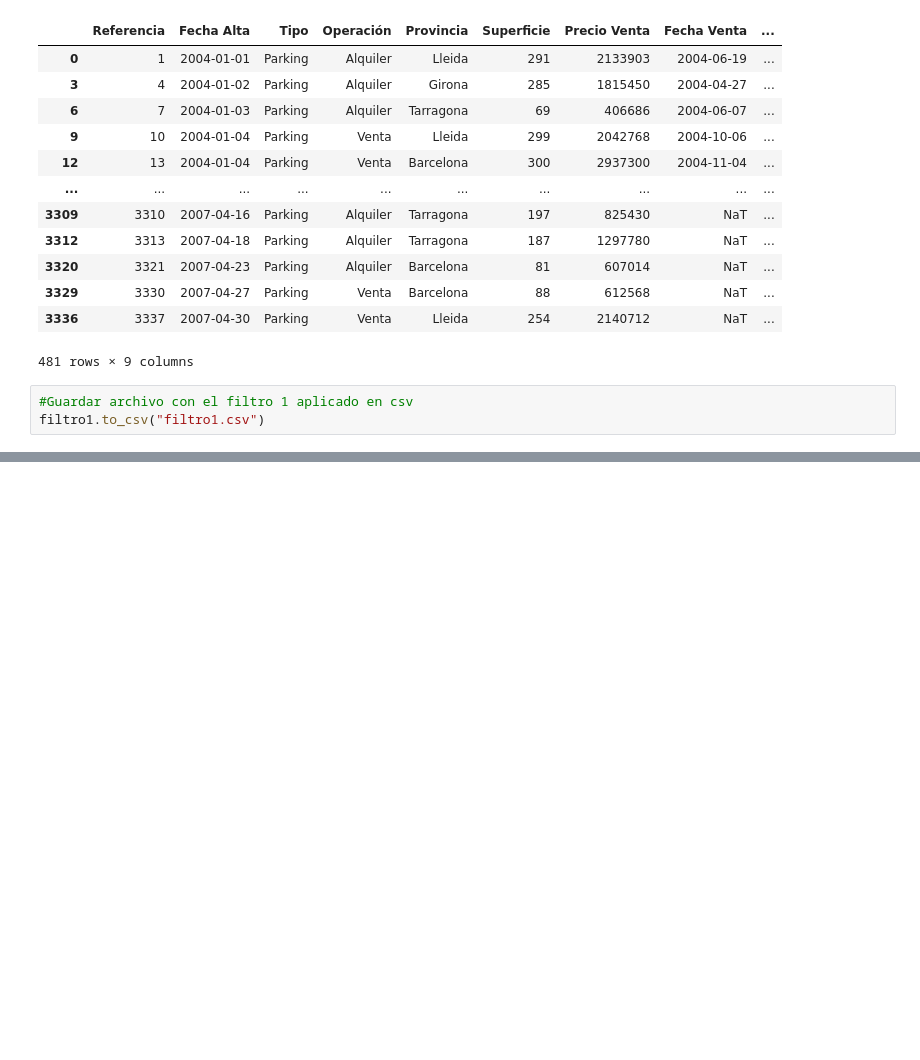
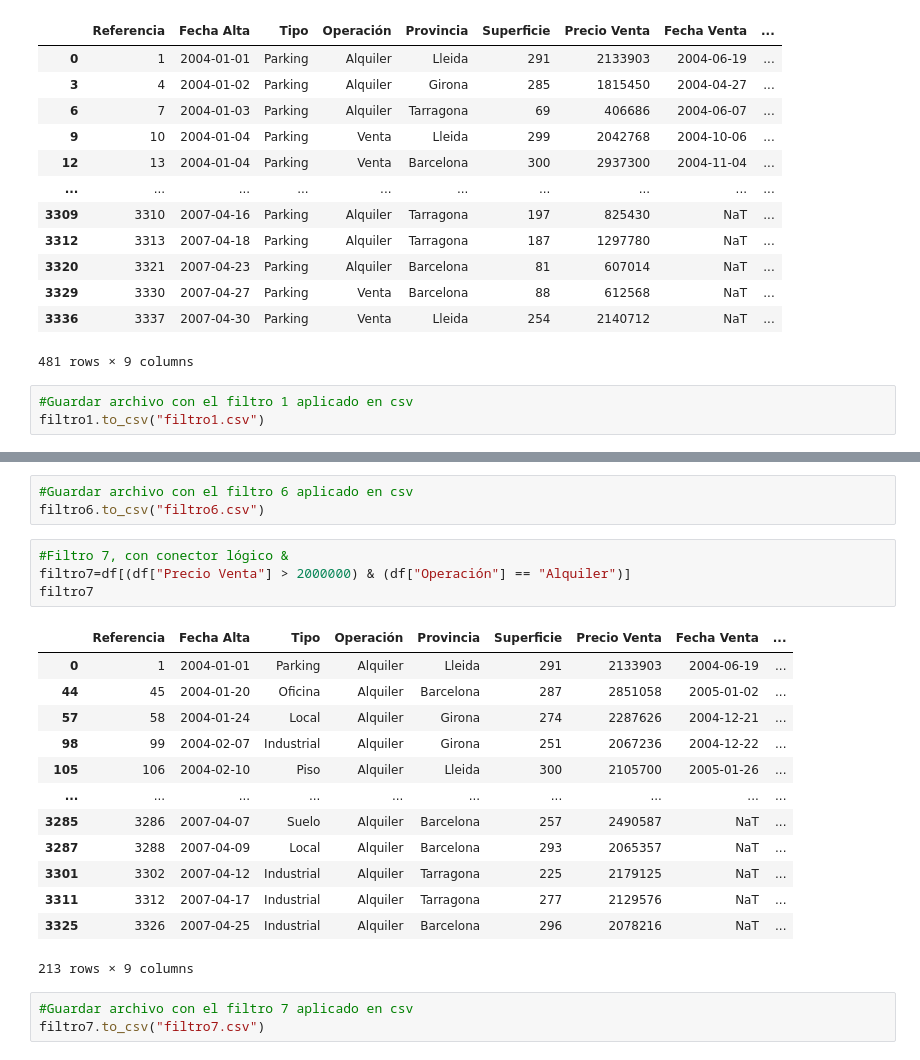
Before and after one commit to gabycantu/Reto-1, a Jupyter notebook: Reto-1.ipynb, the cells around one changed output, grey strips where cells are left out. Saved outputs shown, nothing was run; the diff lists cells and outputs as text; blank space fills up the shorter version.

```diff
--- a/Reto-1.ipynb
+++ b/Reto-1.ipynb
@@ -43,0 +145,24 @@ filtro1.to_csv("filtro1.csv")
+# %%
+#Guardar archivo con el filtro 6 aplicado en csv
+filtro6.to_csv("filtro6.csv")
+# %%
+#Filtro 7, con conector lógico &
+filtro7=df[(df["Precio Venta"] > 2000000) & (df["Operación"] == "Alquiler")]
+filtro7
+# %% [output]
+|  | Referencia | Fecha Alta | Tipo | Operación | Provincia | Superficie | Precio Venta | Fecha Venta | ... |
+| 0 | 1 | 2004-01-01 | Parking | Alquiler | Lleida | 291 | 2133903 | 2004-06-19 | ... |
+| 44 | 45 | 2004-01-20 | Oficina | Alquiler | Barcelona | 287 | 2851058 | 2005-01-02 | ... |
+| 57 | 58 | 2004-01-24 | Local | Alquiler | Girona | 274 | 2287626 | 2004-12-21 | ... |
+| 98 | 99 | 2004-02-07 | Industrial | Alquiler | Girona | 251 | 2067236 | 2004-12-22 | ... |
+| 105 | 106 | 2004-02-10 | Piso | Alquiler | Lleida | 300 | 2105700 | 2005-01-26 | ... |
+| ... | ... | ... | ... | ... | ... | ... | ... | ... | ... |
+| 3285 | 3286 | 2007-04-07 | Suelo | Alquiler | Barcelona | 257 | 2490587 | NaT | ... |
+| 3287 | 3288 | 2007-04-09 | Local | Alquiler | Barcelona | 293 | 2065357 | NaT | ... |
+| 3301 | 3302 | 2007-04-12 | Industrial | Alquiler | Tarragona | 225 | 2179125 | NaT | ... |
+| 3311 | 3312 | 2007-04-17 | Industrial | Alquiler | Tarragona | 277 | 2129576 | NaT | ... |
+| 3325 | 3326 | 2007-04-25 | Industrial | Alquiler | Barcelona | 296 | 2078216 | NaT | ... |
+213 rows × 9 columns
+# %%
+#Guardar archivo con el filtro 7 aplicado en csv
+filtro7.to_csv("filtro7.csv")
```
Also changed, not shown: parts of 13 cells of this notebook, 1 other file.
